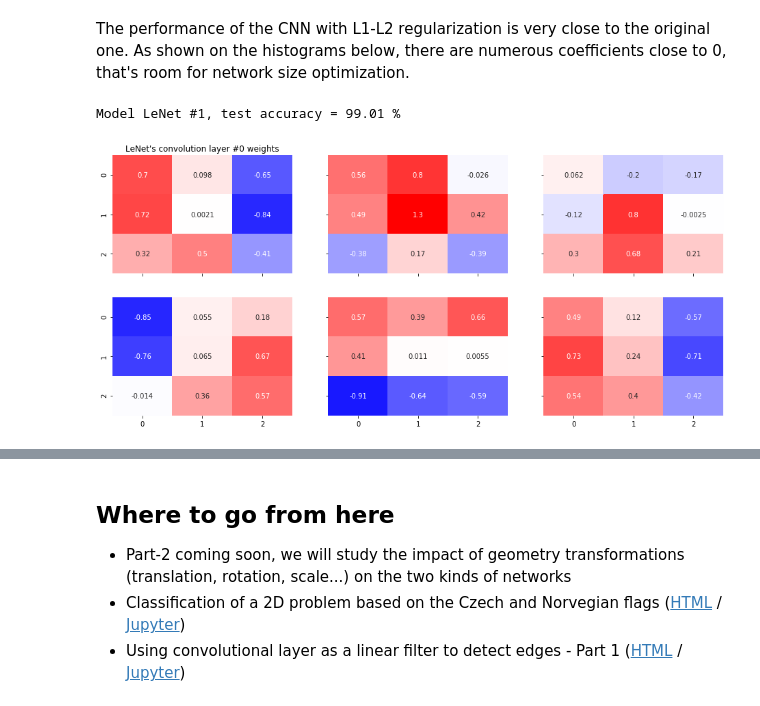
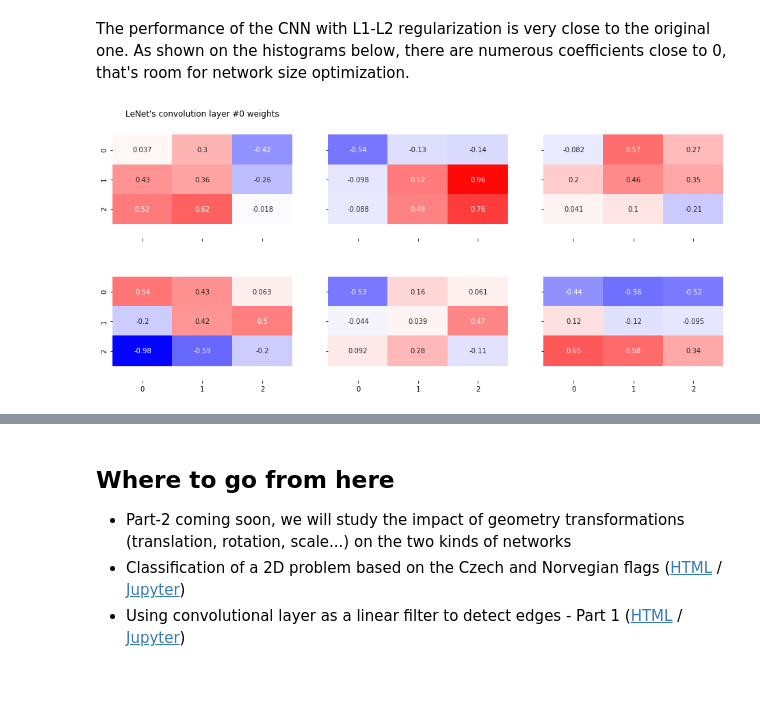
Before and after one commit to tonio73/data-science, a Jupyter notebook: cnn/CnnVsDense-Part1.ipynb, the cells around one changed output, grey strips where cells are left out. Drawn from its saved outputs; the diff is of its cells as text; code cells hidden in the pictures.

```diff
--- a/cnn/CnnVsDense-Part1.ipynb
+++ b/cnn/CnnVsDense-Part1.ipynb
@@ -367,7 +382,7 @@ Model LeNet #0, test accuracy = 99.12 %
 # %%
 weightsLeNet0 = modelLeNet0.get_weights()
 
-fig, axes = plt.subplots(2, 3, figsize=(16, 8), sharex=True, sharey=True)
+fig, axes = plt.subplots(2, 3, figsize=(16, 7), sharex=True, sharey=True)
 for i, ax in enumerate(axes.ravel()):
     plotHeatMap(weightsLeNet0[0][:,:, 0, i], [0, 1, 2], ax=ax, vmin=-1., vmax=1., cbar=False)
 
@@ -428,0 +467,6 @@ historyLeNet1 = modelLeNet1.fit(xTrainPad, yTrain,
+# %%
+modelLeNet1Index = np.argmax(accLeNet1)
+modelLeNet1IndexL1 = modelLeNet1Index // len(lambdaRange)
+modelLeNet1IndexL2 = modelLeNet1Index % len(lambdaRange)
+print("Selected model lambda L1=%.0e, L2=%.0e, accuracy=%.2f%%" % \
+      (lambdaRange[modelLeNet1IndexL1], lambdaRange[modelLeNet1IndexL2], accLeNet1[modelLeNet1Index]*100))
@@ -429,20 +479,15 @@ historyLeNet1 = modelLeNet1.fit(xTrainPad, yTrain,
 # %% [markdown]
 The performance of the CNN with L1-L2 regularization is very close to the original one. As shown on the histograms below, there are numerous coefficients close to 0, that's room for network size optimization.
-# %%
-loss, acc = modelLeNet1.evaluate(xTestPad, yTest, verbose=0)
-print("Model LeNet #1, test accuracy = %.2f %%" % (acc*100))
-# %% [output]
-Model LeNet #1, test accuracy = 99.01 %
 # %%
-weightsLeNet1 = modelLeNet1.get_weights()
+weightsLeNet1 = weightsLeNet1[modelLeNet1Index]
 
 fig, axes = plt.subplots(2, 3, figsize=(16, 7), sharex=True, sharey=True)
 for i, ax in enumerate(axes.ravel()):
     plotHeatMap(weightsLeNet1[0][:,:, 0, i], [0, 1, 2], ax=ax, vmin=-1., vmax=1., cbar=False)
 
 axes[0,0].set_title("LeNet's convolution layer #0 weights");
 # %% [output]
-[figure, old version]
+[figure, new version]
 # %%
 fig, axes = plt.subplots(1, 3, figsize=(16, 4))
 for ax, layerIndex, weightIndex in zip(axes, [0, 1, 2], [4, 6, 8]):
```
Also changed, not shown: parts of 51 cells of this notebook, 1 other file.
